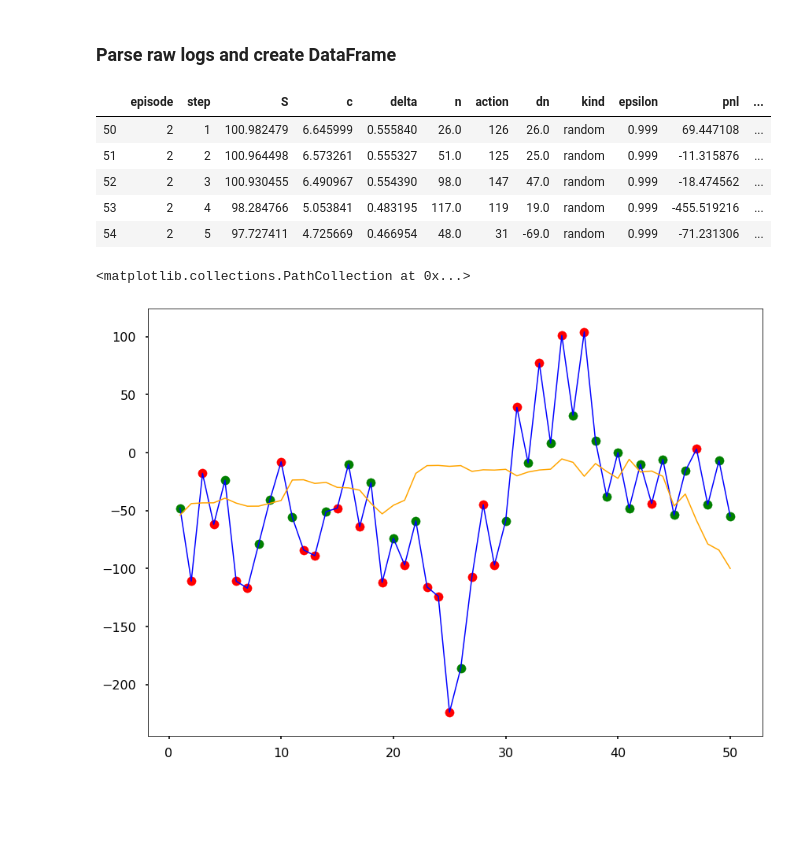
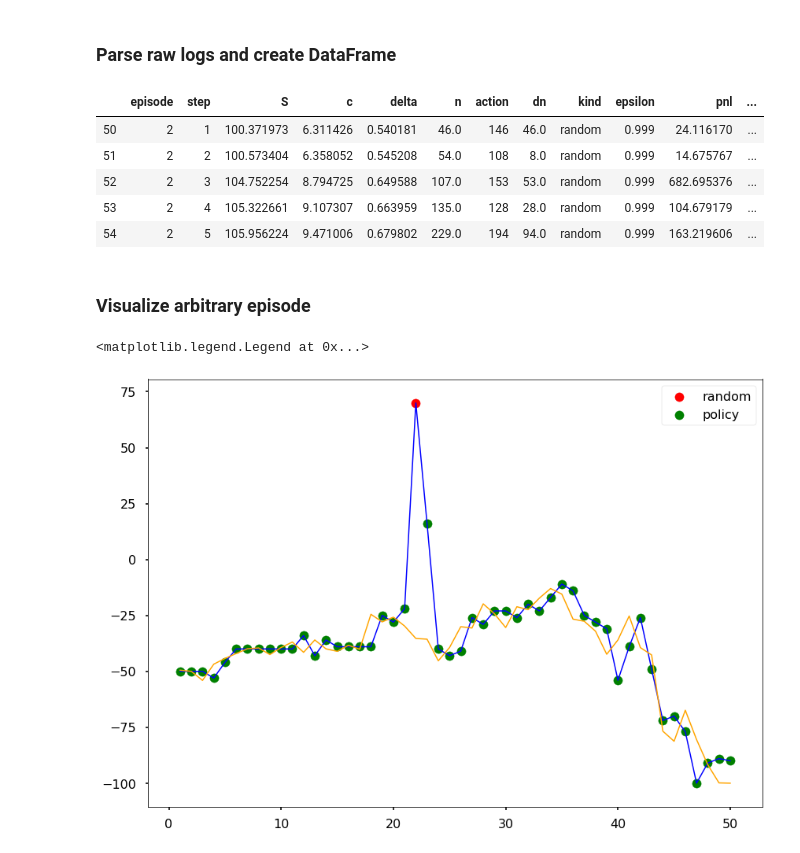
Before and after one commit to ieshanvaidya/reinforcement-learning-option-pricing, a Jupyter notebook: notebooks/0.1-parse-logs.ipynb, the cells around one changed output. Cells and saved outputs as stored; diff of their text form; code cells hidden in the pictures; blank space fills up the shorter version.

Commit message:
Updated notebooks to visualize individual episodes

```diff
--- a/notebooks/0.1-parse-logs.ipynb
+++ b/notebooks/0.1-parse-logs.ipynb
@@ -32,7 +32,7 @@ def parse_raw_log(log):
 
     return data
 # %%
-experiment_folder = 'Oct19_Trial'
+experiment_folder = 'Oct19_clip100_brc10_ne25000_trcostfixed'
 log_path = os.path.join('experiments', experiment_folder, 'training.log')
 with open(log_path, 'r') as f:
     log = f.read()
@@ -46,20 +46,23 @@ data_df = data_df.astype({'episode': int, 'step': int, 'action': int})
 data_df[data_df['episode'] == 2].head()
 # %% [output]
 |  | episode | step | S | c | delta | n | action | dn | kind | epsilon | pnl | ... |
-| 50 | 2 | 1 | 100.982479 | 6.645999 | 0.555840 | 26.0 | 126 | 26.0 | random | 0.999 | 69.447108 | ... |
-| 51 | 2 | 2 | 100.964498 | 6.573261 | 0.555327 | 51.0 | 125 | 25.0 | random | 0.999 | -11.315876 | ... |
-| 52 | 2 | 3 | 100.930455 | 6.490967 | 0.554390 | 98.0 | 147 | 47.0 | random | 0.999 | -18.474562 | ... |
-| 53 | 2 | 4 | 98.284766 | 5.053841 | 0.483195 | 117.0 | 119 | 19.0 | random | 0.999 | -455.519216 | ... |
-| 54 | 2 | 5 | 97.727411 | 4.725669 | 0.466954 | 48.0 | 31 | -69.0 | random | 0.999 | -71.231306 | ... |
+| 50 | 2 | 1 | 100.371973 | 6.311426 | 0.540181 | 46.0 | 146 | 46.0 | random | 0.999 | 24.116170 | ... |
+| 51 | 2 | 2 | 100.573404 | 6.358052 | 0.545208 | 54.0 | 108 | 8.0 | random | 0.999 | 14.675767 | ... |
+| 52 | 2 | 3 | 104.752254 | 8.794725 | 0.649588 | 107.0 | 153 | 53.0 | random | 0.999 | 682.695376 | ... |
+| 53 | 2 | 4 | 105.322661 | 9.107307 | 0.663959 | 135.0 | 128 | 28.0 | random | 0.999 | 104.679179 | ... |
+| 54 | 2 | 5 | 105.956224 | 9.471006 | 0.679802 | 229.0 | 194 | 94.0 | random | 0.999 | 163.219606 | ... |
+# %% [markdown]
+### Visualize arbitrary episode
 # %%
-episode = 750
+episode = 20000
 episode_df = data_df[data_df['episode'] == episode]
 
 fig, ax = plt.subplots(figsize = (14, 10), nrows = 1, ncols = 1, sharex = True)
 ax.plot(episode_df['step'], episode_df['n'], color = 'blue', lw = 1.5)
 ax.plot(episode_df['step'], episode_df['delta'] * -100, color = 'orange', lw = 1.5)
-ax.scatter(episode_df[episode_df['kind'] == 'random']['step'], episode_df[episode_df['kind'] == 'random']['n'], color = 'red')#, facecolor = 'None')
-ax.scatter(episode_df[episode_df['kind'] == 'policy']['step'], episode_df[episode_df['kind'] == 'policy']['n'], color = 'green')
+ax.scatter(episode_df[episode_df['kind'] == 'random']['step'], episode_df[episode_df['kind'] == 'random']['n'], color = 'red', label = 'random')#, facecolor = 'None')
+ax.scatter(episode_df[episode_df['kind'] == 'policy']['step'], episode_df[episode_df['kind'] == 'policy']['n'], color = 'green', label = 'policy')
+ax.legend()
 # %% [output]
-<matplotlib.collections.PathCollection at 0x...>
+<matplotlib.legend.Legend at 0x...>
-[figure, old version]
+[figure, new version]
```
Also changed, not shown: parts of 2 cells of this notebook, 1 other file.
